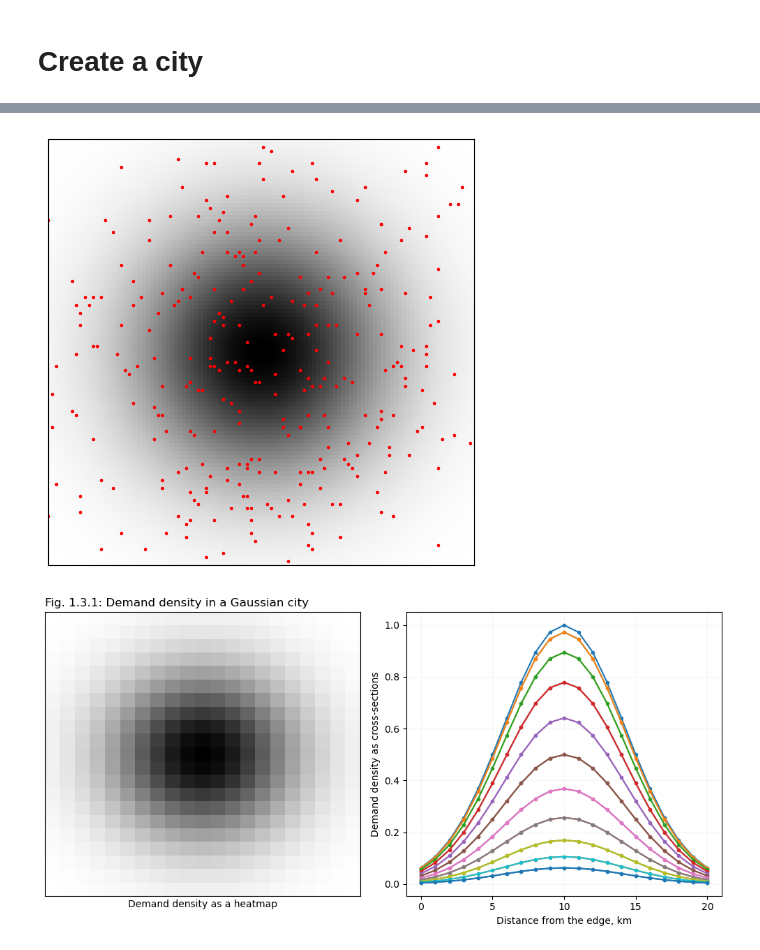
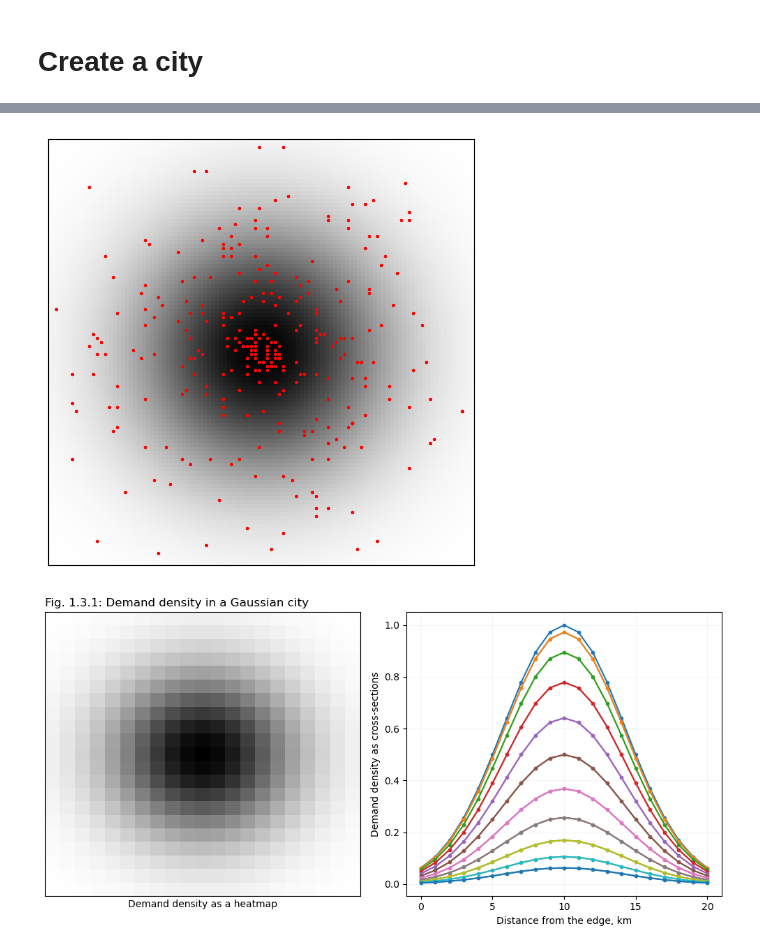
Before and after one commit to khakhalin/carsharing101, a Jupyter notebook: scripts/01natural_03city.ipynb, the cells around one changed output, grey strips where cells are left out. Saved outputs shown, nothing was run; the diff lists cells and outputs as text; code cells hidden in the pictures.

```diff
--- a/scripts/01natural_03city.ipynb
+++ b/scripts/01natural_03city.ipynb
@@ -14,10 +14,11 @@ config = {
     "n_cars":300
 }
 
+import logging
 from city_simulator import City
 
 city = City(config)
 city.init_cars()
-city.simulate(100)
+city.simulate(20)
 city.visualize()
 # %% [output]
@@ -24,4 +29,4 @@ city.visualize()
-[figure, old version]
+[figure, new version]
 # %%
 # Population density
 
```
Also changed, not shown: parts of 1 cell of this notebook, 4 other files.
